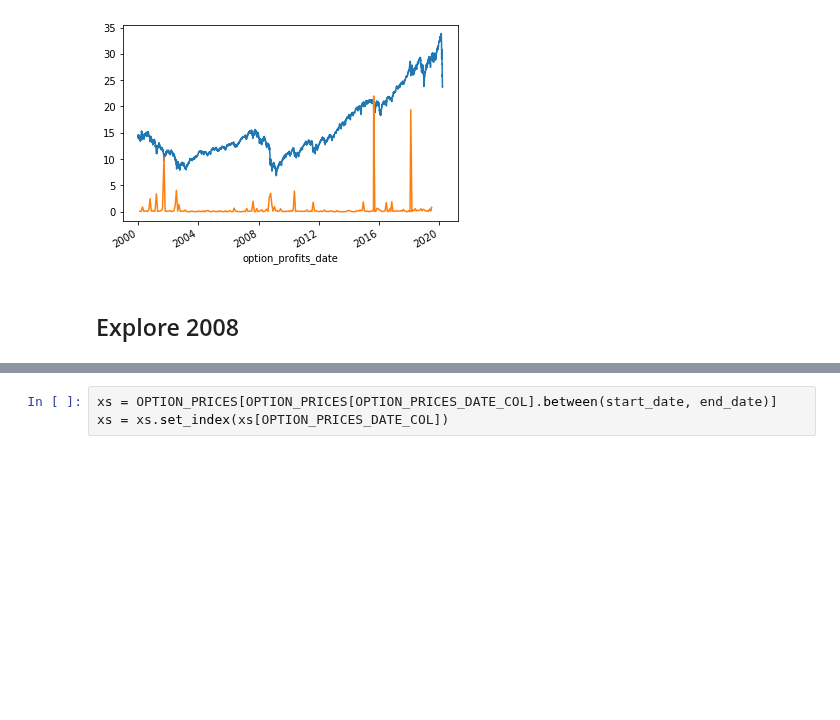
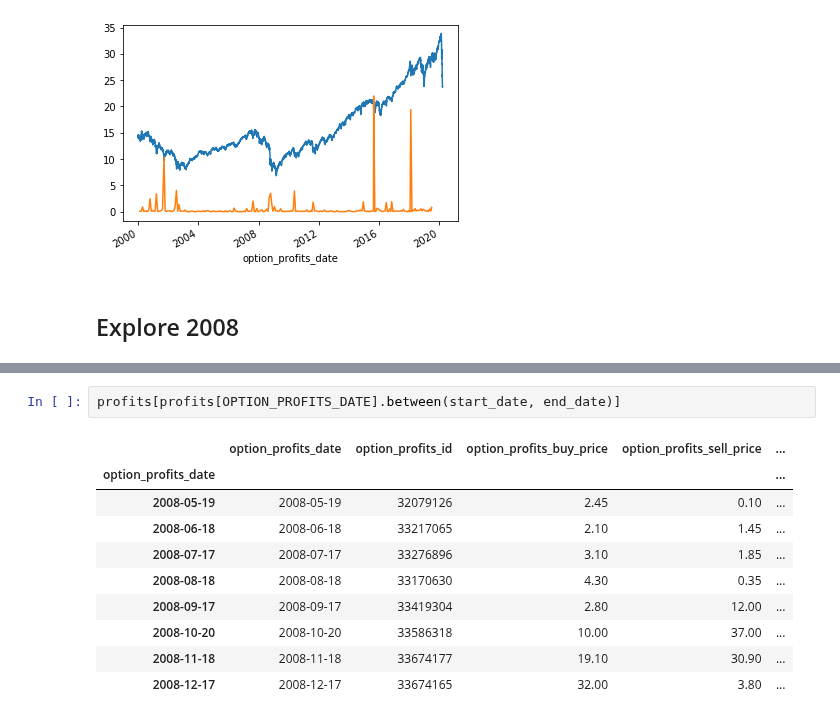
Before and after one commit to stopachka/gamma, a Jupyter notebook: 01_puts_strategy.ipynb, the cells around one changed output, grey strips where cells are left out. Cells and saved outputs as stored; diff of their text form; blank space fills up the shorter version.

```diff
--- a/01_puts_strategy.ipynb
+++ b/01_puts_strategy.ipynb
@@ -287,3 +293,13 @@ for id, growth in growths.iteritems():
-# %%
-xs = OPTION_PRICES[OPTION_PRICES[OPTION_PRICES_DATE_COL].between(start_date, end_date)]
-xs = xs.set_index(xs[OPTION_PRICES_DATE_COL])
+# %%
+profits[profits[OPTION_PROFITS_DATE].between(start_date, end_date)]
+# %% [output]
+|  | option_profits_date | option_profits_id | option_profits_buy_price | option_profits_sell_price | ... |
+| option_profits_date |  |  |  |  | ... |
+| 2008-05-19 | 2008-05-19 | 32079126 | 2.45 | 0.10 | ... |
+| 2008-06-18 | 2008-06-18 | 33217065 | 2.10 | 1.45 | ... |
+| 2008-07-17 | 2008-07-17 | 33276896 | 3.10 | 1.85 | ... |
+| 2008-08-18 | 2008-08-18 | 33170630 | 4.30 | 0.35 | ... |
+| 2008-09-17 | 2008-09-17 | 33419304 | 2.80 | 12.00 | ... |
+| 2008-10-20 | 2008-10-20 | 33586318 | 10.00 | 37.00 | ... |
+| 2008-11-18 | 2008-11-18 | 33674177 | 19.10 | 30.90 | ... |
+| 2008-12-17 | 2008-12-17 | 33674165 | 32.00 | 3.80 | ... |
```
Also changed, not shown: parts of 3 cells of this notebook.
